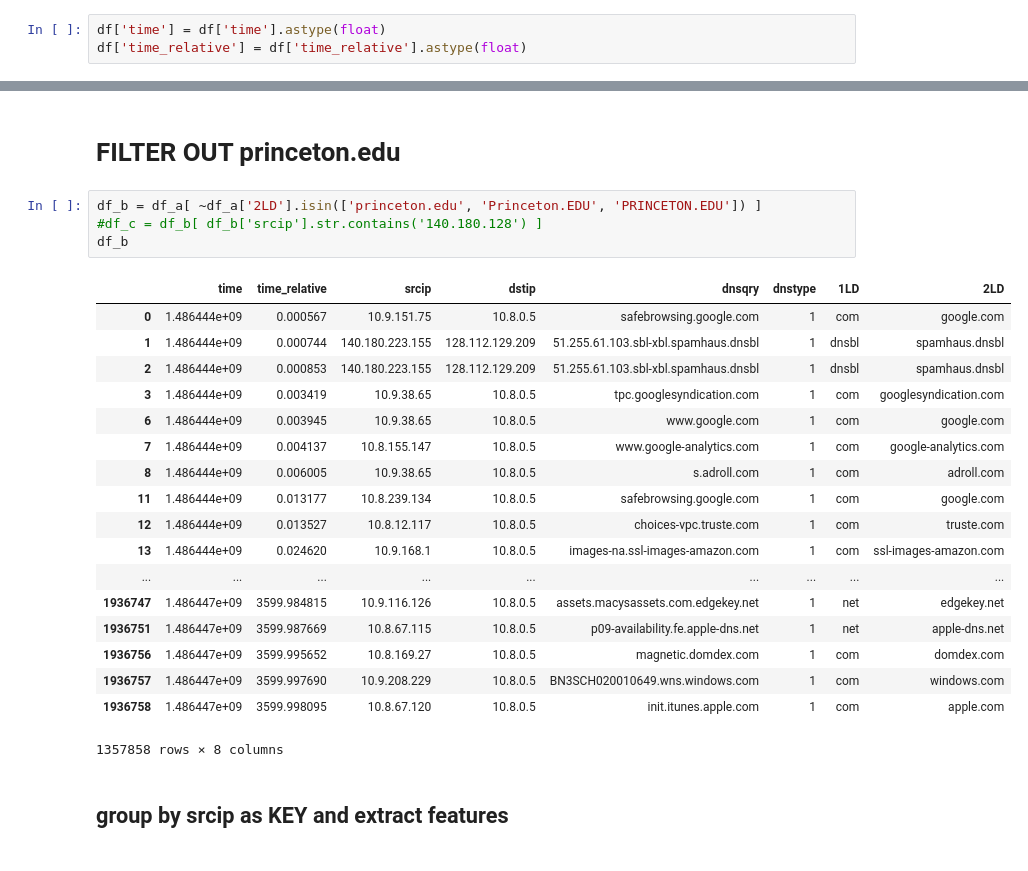
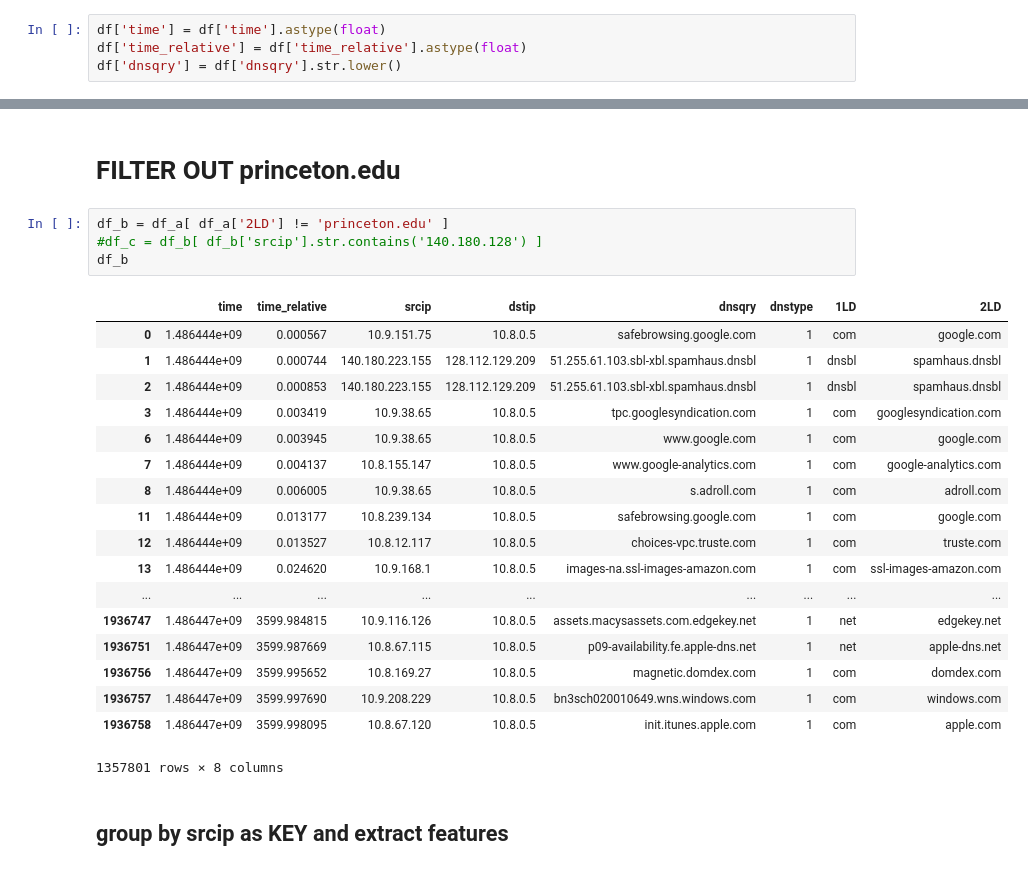
Before and after one commit to shahifaqeer/oit-dns, a Jupyter notebook: pcap-feature-extractor.ipynb, the cells around one changed output, grey strips where cells are left out. Saved outputs shown, nothing was run; the diff lists cells and outputs as text.

```diff
--- a/pcap-feature-extractor.ipynb
+++ b/pcap-feature-extractor.ipynb
@@ -50,6 +50,7 @@ df = pd.read_csv("processed/split_hour_00000_20170206235900.csv", sep="|", error
 # %%
 df['time'] = df['time'].astype(float)
 df['time_relative'] = df['time_relative'].astype(float)
+df['dnsqry'] = df['dnsqry'].str.lower()
 # %% [markdown]
 ### Stats by dns.qry.type
 - convert qry type hex -> int
@@ -130,28 +131,28 @@ df_a.head()
 # %% [markdown]
 # FILTER OUT princeton.edu
 # %%
-df_b = df_a[ ~df_a['2LD'].isin(['princeton.edu', 'Princeton.EDU', 'PRINCETON.EDU']) ]
+df_b = df_a[ df_a['2LD'] != 'princeton.edu' ]
 #df_c = df_b[ df_b['srcip'].str.contains('140.180.128') ]
 df_b
 # %% [output]
 |  | time | time_relative | srcip | dstip | dnsqry | dnstype | 1LD | 2LD |
 | 0 | 1.486444e+09 | 0.000567 | 10.9.151.75 | 10.8.0.5 | safebrowsing.google.com | 1 | com | google.com |
 | 1 | 1.486444e+09 | 0.000744 | 140.180.223.155 | 128.112.129.209 | 51.255.61.103.sbl-xbl.spamhaus.dnsbl | 1 | dnsbl | spamhaus.dnsbl |
 | 2 | 1.486444e+09 | 0.000853 | 140.180.223.155 | 128.112.129.209 | 51.255.61.103.sbl-xbl.spamhaus.dnsbl | 1 | dnsbl | spamhaus.dnsbl |
 | 3 | 1.486444e+09 | 0.003419 | 10.9.38.65 | 10.8.0.5 | tpc.googlesyndication.com | 1 | com | googlesyndication.com |
 | 6 | 1.486444e+09 | 0.003945 | 10.9.38.65 | 10.8.0.5 | www.google.com | 1 | com | google.com |
 | 7 | 1.486444e+09 | 0.004137 | 10.8.155.147 | 10.8.0.5 | www.google-analytics.com | 1 | com | google-analytics.com |
 | 8 | 1.486444e+09 | 0.006005 | 10.9.38.65 | 10.8.0.5 | s.adroll.com | 1 | com | adroll.com |
 | 11 | 1.486444e+09 | 0.013177 | 10.8.239.134 | 10.8.0.5 | safebrowsing.google.com | 1 | com | google.com |
 | 12 | 1.486444e+09 | 0.013527 | 10.8.12.117 | 10.8.0.5 | choices-vpc.truste.com | 1 | com | truste.com |
 | 13 | 1.486444e+09 | 0.024620 | 10.9.168.1 | 10.8.0.5 | images-na.ssl-images-amazon.com | 1 | com | ssl-images-amazon.com |
 | ... | ... | ... | ... | ... | ... | ... | ... | ... |
 | 1936747 | 1.486447e+09 | 3599.984815 | 10.9.116.126 | 10.8.0.5 | assets.macysassets.com.edgekey.net | 1 | net | edgekey.net |
 | 1936751 | 1.486447e+09 | 3599.987669 | 10.8.67.115 | 10.8.0.5 | p09-availability.fe.apple-dns.net | 1 | net | apple-dns.net |
 | 1936756 | 1.486447e+09 | 3599.995652 | 10.8.169.27 | 10.8.0.5 | magnetic.domdex.com | 1 | com | domdex.com |
-| 1936757 | 1.486447e+09 | 3599.997690 | 10.9.208.229 | 10.8.0.5 | BN3SCH020010649.wns.windows.com | 1 | com | windows.com |
+| 1936757 | 1.486447e+09 | 3599.997690 | 10.9.208.229 | 10.8.0.5 | bn3sch020010649.wns.windows.com | 1 | com | windows.com |
 | 1936758 | 1.486447e+09 | 3599.998095 | 10.8.67.120 | 10.8.0.5 | init.itunes.apple.com | 1 | com | apple.com |
-1357858 rows × 8 columns
+1357801 rows × 8 columns
 # %% [markdown]
 ## group by srcip as KEY and extract features
 # %%
```
Also changed, not shown: parts of 6 cells of this notebook.
